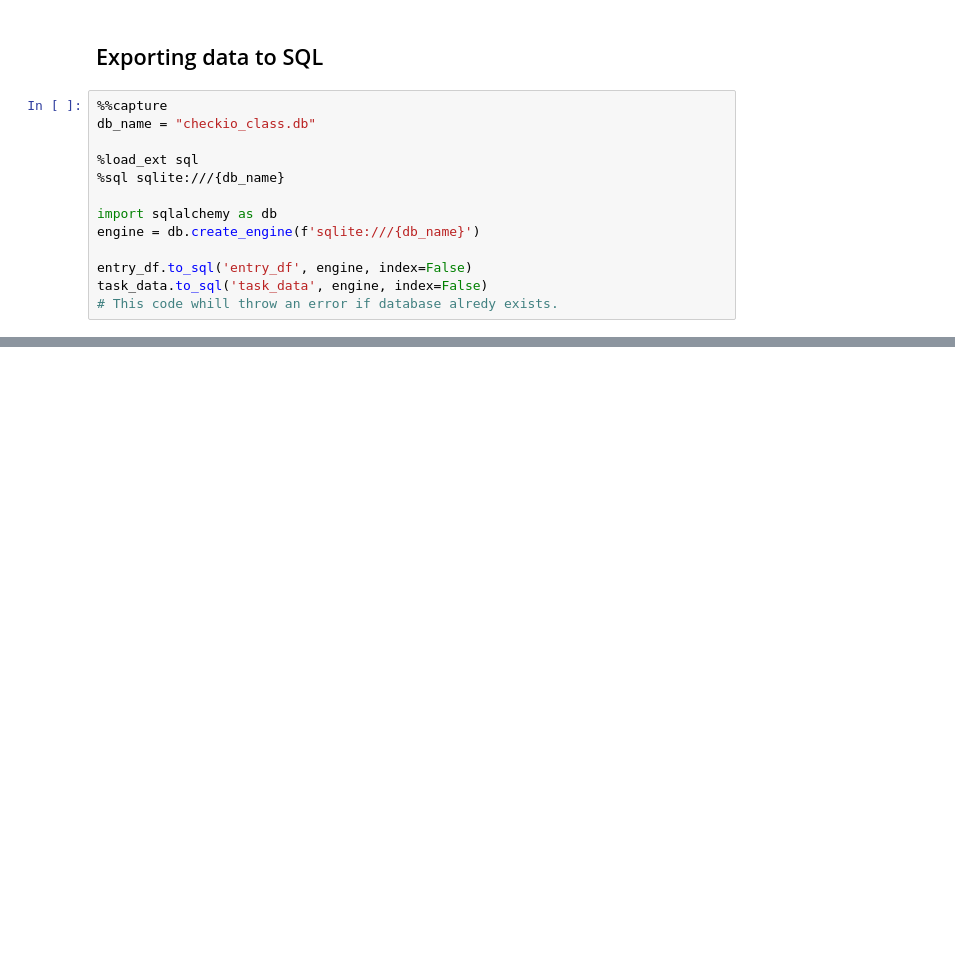
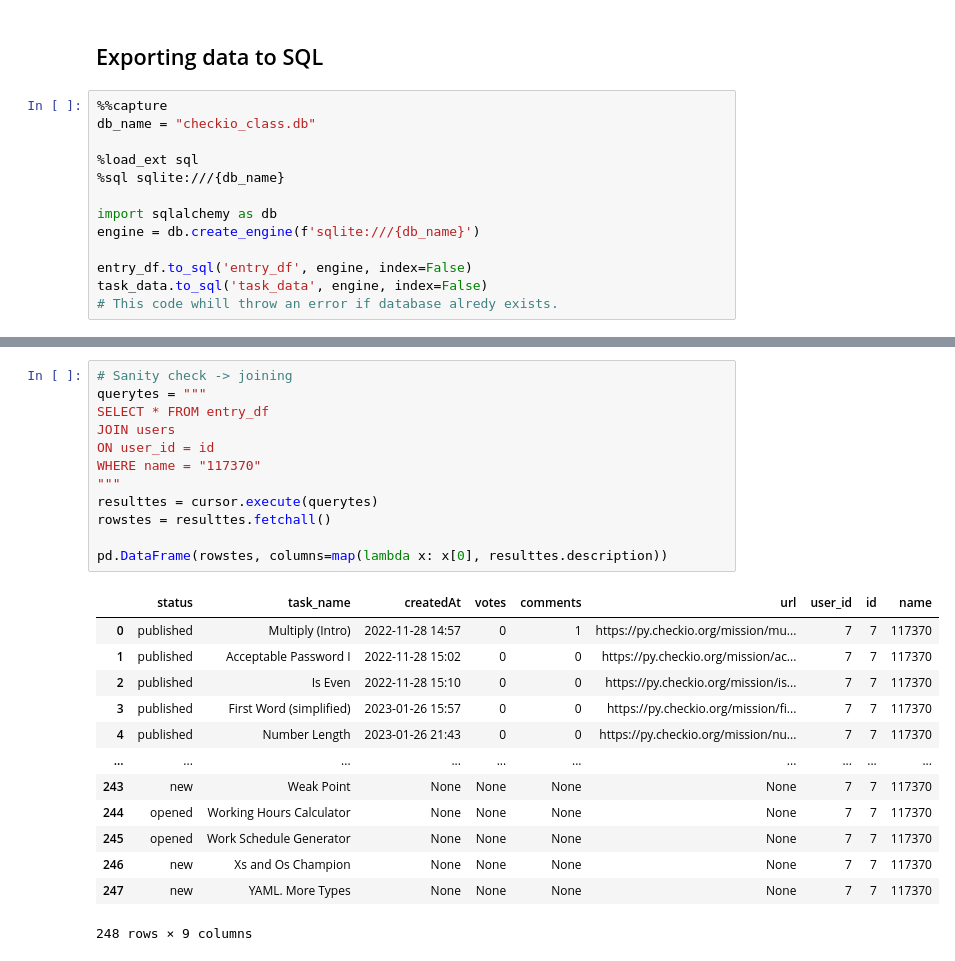
Before and after one commit to Nemczek/checkio_database, a Jupyter notebook: pyCheckio_class_database.ipynb, the cells around one changed output, grey strips where cells are left out. Drawn from its saved outputs; the diff is of its cells as text; blank space fills up the shorter version.

Commit message:
Extracted usernames to its own table

```diff
--- a/pyCheckio_class_database.ipynb
+++ b/pyCheckio_class_database.ipynb
@@ -187,0 +406,26 @@ pd.DataFrame(rows3, columns=map(lambda x: x[0], result3.description))
+# %%
+# Sanity check -> joining
+querytes = """
+SELECT * FROM entry_df
+JOIN users
+ON user_id = id
+WHERE name = "117370"
+"""
+resulttes = cursor.execute(querytes)
+rowstes = resulttes.fetchall()
+
+pd.DataFrame(rowstes, columns=map(lambda x: x[0], resulttes.description))
+# %% [output]
+|  | status | task_name | createdAt | votes | comments | url | user_id | id | name |
+| 0 | published | Multiply (Intro) | 2022-11-28 14:57 | 0 | 1 | https://py.checkio.org/mission/mu... | 7 | 7 | 117370 |
+| 1 | published | Acceptable Password I | 2022-11-28 15:02 | 0 | 0 | https://py.checkio.org/mission/ac... | 7 | 7 | 117370 |
+| 2 | published | Is Even | 2022-11-28 15:10 | 0 | 0 | https://py.checkio.org/mission/is... | 7 | 7 | 117370 |
+| 3 | published | First Word (simplified) | 2023-01-26 15:57 | 0 | 0 | https://py.checkio.org/mission/fi... | 7 | 7 | 117370 |
+| 4 | published | Number Length | 2023-01-26 21:43 | 0 | 0 | https://py.checkio.org/mission/nu... | 7 | 7 | 117370 |
+| ... | ... | ... | ... | ... | ... | ... | ... | ... | ... |
+| 243 | new | Weak Point | None | None | None | None | 7 | 7 | 117370 |
+| 244 | opened | Working Hours Calculator | None | None | None | None | 7 | 7 | 117370 |
+| 245 | opened | Work Schedule Generator | None | None | None | None | 7 | 7 | 117370 |
+| 246 | new | Xs and Os Champion | None | None | None | None | 7 | 7 | 117370 |
+| 247 | new | YAML. More Types | None | None | None | None | 7 | 7 | 117370 |
+248 rows × 9 columns
```
Also changed, not shown: parts of 20 cells of this notebook.
